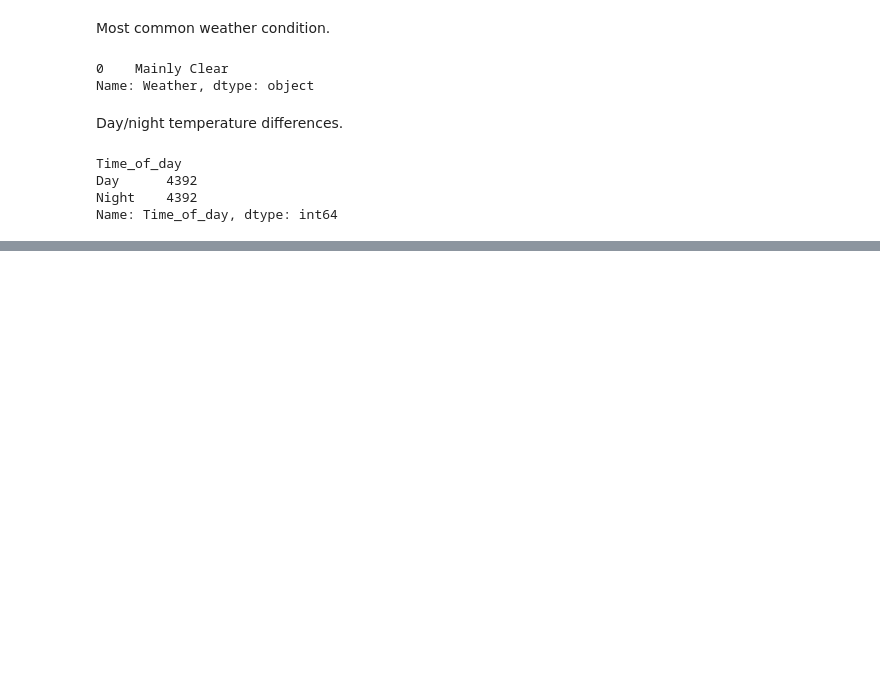
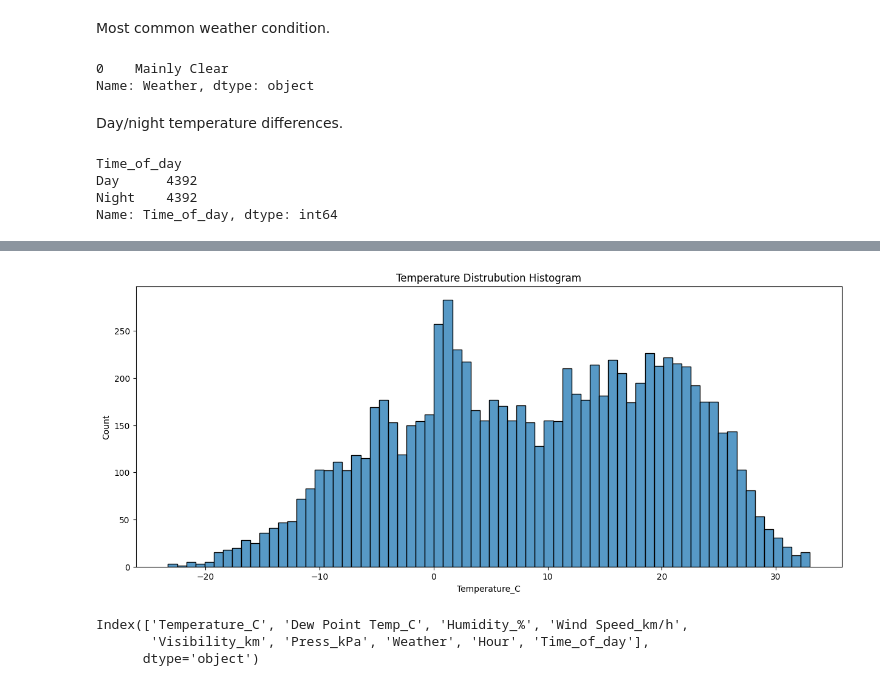
Before and after one commit to trailokya-world/Weather-Data-Analysis, a Jupyter notebook: source code.ipynb, the cells around one changed output, grey strips where cells are left out. Drawn from its saved outputs; the diff is of its cells as text; code cells hidden in the pictures; blank space fills up the shorter version.

```diff
--- a/source code.ipynb
+++ b/source code.ipynb
@@ -178,0 +197,13 @@ Name: Time_of_day, dtype: int64
+# %%
+plt.figure(figsize=(15,6))
+sns.histplot(data=data,x="Temperature_C",bins=70)
+plt.title("Temperature Distrubution Histogram")
+plt.show()
+# %% [output]
+[figure, added]
+# %%
+data.columns
+# %% [output]
+Index(['Temperature_C', 'Dew Point Temp_C', 'Humidity_%', 'Wind Speed_km/h',
+       'Visibility_km', 'Press_kPa', 'Weather', 'Hour', 'Time_of_day'],
+      dtype='object')
```
Also changed, not shown: parts of 11 cells of this notebook.
